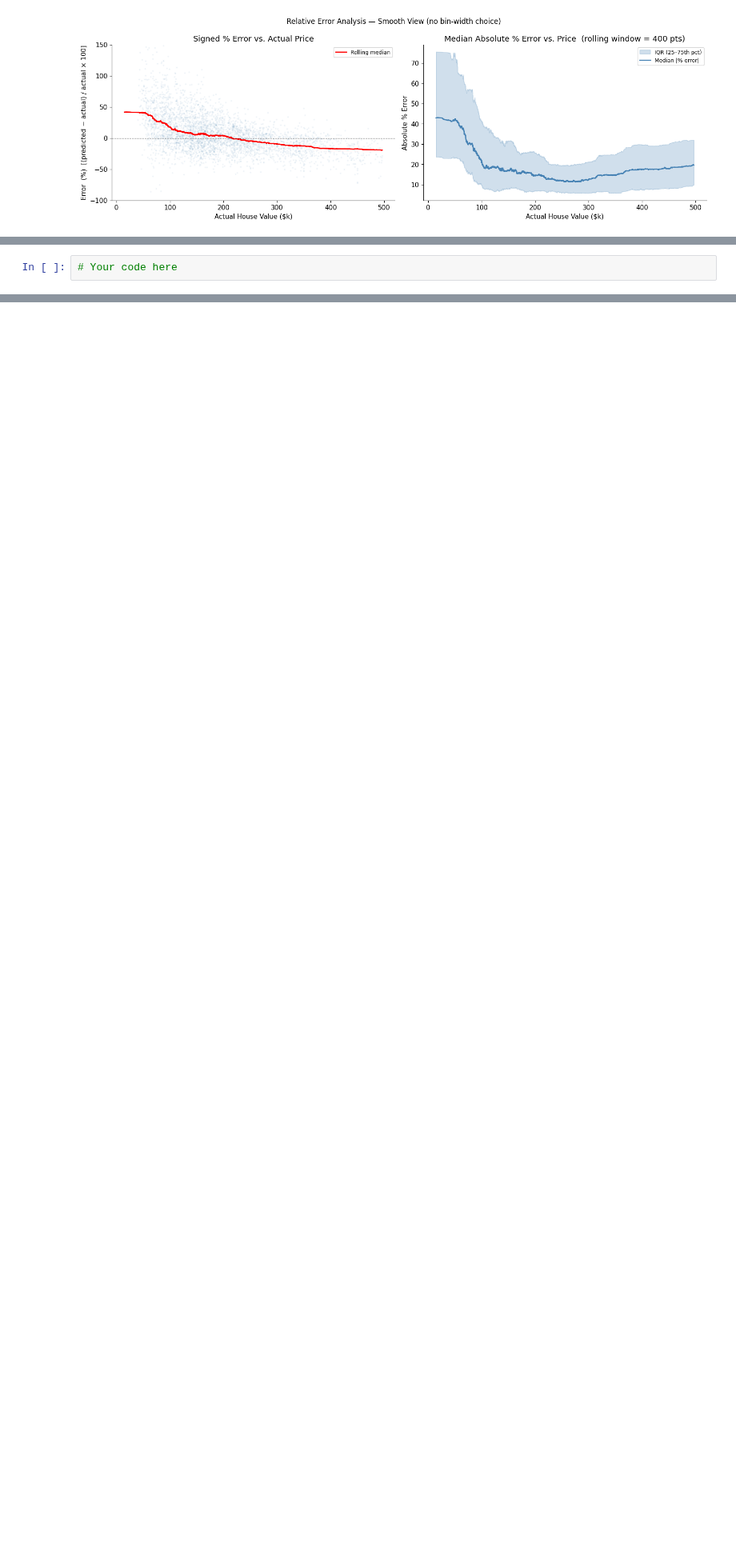
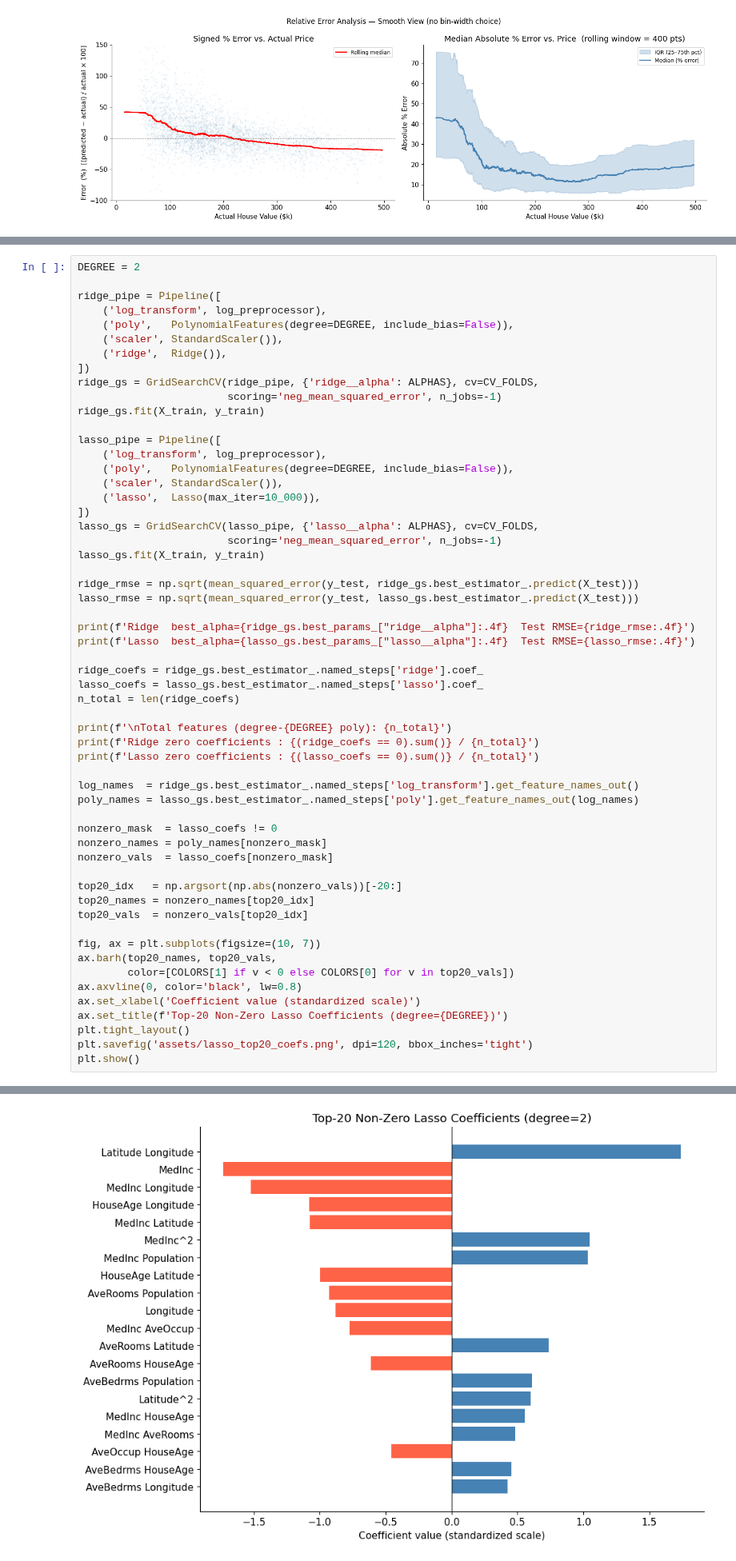
Before and after one commit to GadielStanislaw/Machine-Learning-Labs, a Jupyter notebook: Lab01RegLineal/linear_regression.ipynb, the cells around one changed output, grey strips where cells are left out. Shown at 80% size. Cells and saved outputs as stored; diff of their text form; blank space fills up the shorter version.

```diff
--- a/Lab01RegLineal/linear_regression.ipynb
+++ b/Lab01RegLineal/linear_regression.ipynb
@@ -782,4 +810,60 @@ So far we used `POLY_DEGREE = 2`. In this exercise you will compare degree 1, 2,
 3. Count how many of the degree-2 polynomial coefficients are exactly zero for each model. What does this tell you about feature selection?
 4. Plot the top-20 non-zero Lasso coefficients.
 # %%
-# Your code here
+DEGREE = 2
+
+ridge_pipe = Pipeline([
+    ('log_transform', log_preprocessor),
+    ('poly',   PolynomialFeatures(degree=DEGREE, include_bias=False)),
+    ('scaler', StandardScaler()),
+    ('ridge',  Ridge()),
+])
+ridge_gs = GridSearchCV(ridge_pipe, {'ridge__alpha': ALPHAS}, cv=CV_FOLDS,
+                        scoring='neg_mean_squared_error', n_jobs=-1)
+ridge_gs.fit(X_train, y_train)
+
+lasso_pipe = Pipeline([
+    ('log_transform', log_preprocessor),
+    ('poly',   PolynomialFeatures(degree=DEGREE, include_bias=False)),
+    ('scaler', StandardScaler()),
+    ('lasso',  Lasso(max_iter=10_000)),
+])
+lasso_gs = GridSearchCV(lasso_pipe, {'lasso__alpha': ALPHAS}, cv=CV_FOLDS,
+                        scoring='neg_mean_squared_error', n_jobs=-1)
+lasso_gs.fit(X_train, y_train)
+
+ridge_rmse = np.sqrt(mean_squared_error(y_test, ridge_gs.best_estimator_.predict(X_test)))
+lasso_rmse = np.sqrt(mean_squared_error(y_test, lasso_gs.best_estimator_.predict(X_test)))
+
+print(f'Ridge  best_alpha={ridge_gs.best_params_["ridge__alpha"]:.4f}  Test RMSE={ridge_rmse:.4f}')
+print(f'Lasso  best_alpha={lasso_gs.best_params_["lasso__alpha"]:.4f}  Test RMSE={lasso_rmse:.4f}')
+
+ridge_coefs = ridge_gs.best_estimator_.named_steps['ridge'].coef_
+lasso_coefs = lasso_gs.best_estimator_.named_steps['lasso'].coef_
+n_total = len(ridge_coefs)
+
+print(f'\nTotal features (degree-{DEGREE} poly): {n_total}')
+print(f'Ridge zero coefficients : {(ridge_coefs == 0).sum()} / {n_total}')
+print(f'Lasso zero coefficients : {(lasso_coefs == 0).sum()} / {n_total}')
+
+log_names  = ridge_gs.best_estimator_.named_steps['log_transform'].get_feature_names_out()
+poly_names = lasso_gs.best_estimator_.named_steps['poly'].get_feature_names_out(log_names)
+
+nonzero_mask  = lasso_coefs != 0
+nonzero_names = poly_names[nonzero_mask]
+nonzero_vals  = lasso_coefs[nonzero_mask]
+
+top20_idx   = np.argsort(np.abs(nonzero_vals))[-20:]
+top20_names = nonzero_names[top20_idx]
+top20_vals  = nonzero_vals[top20_idx]
+
+fig, ax = plt.subplots(figsize=(10, 7))
+ax.barh(top20_names, top20_vals,
+        color=[COLORS[1] if v < 0 else COLORS[0] for v in top20_vals])
+ax.axvline(0, color='black', lw=0.8)
+ax.set_xlabel('Coefficient value (standardized scale)')
+ax.set_title(f'Top-20 Non-Zero Lasso Coefficients (degree={DEGREE})')
+plt.tight_layout()
+plt.savefig('assets/lasso_top20_coefs.png', dpi=120, bbox_inches='tight')
+plt.show()
+# %% [output]
@@ -786,3 +876,4 @@ So far we used `POLY_DEGREE = 2`. In this exercise you will compare degree 1, 2,
+[figure, added]
 # %% [markdown]
 ---
 <a id='part2'></a>
```
Also changed, not shown: parts of 11 cells of this notebook.
